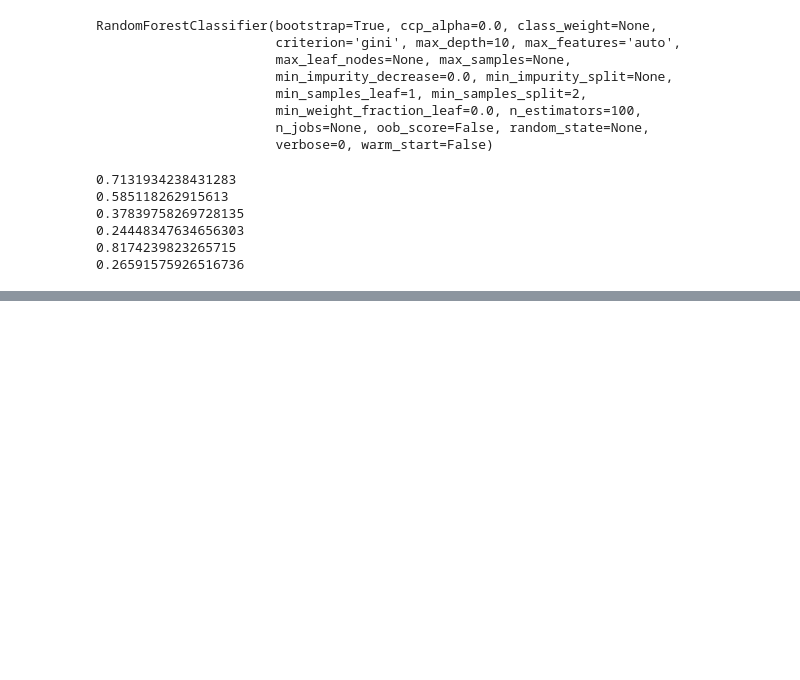
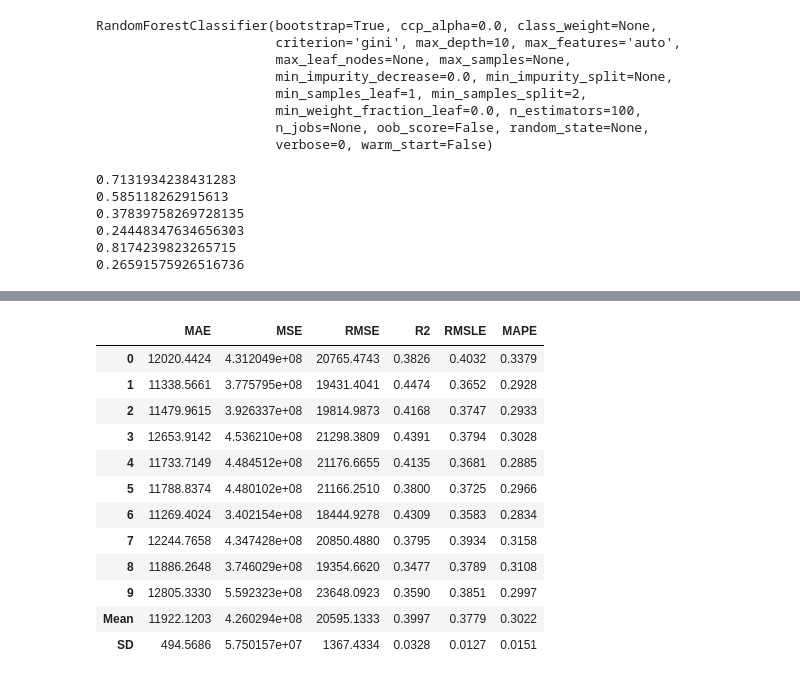
Before and after one commit to artemgur/akbars, a Jupyter notebook: akbars.ipynb, the cells around one changed output, grey strips where cells are left out. Saved outputs shown, nothing was run; the diff lists cells and outputs as text; code cells hidden in the pictures; blank space fills up the shorter version.

```diff
--- a/akbars.ipynb
+++ b/akbars.ipynb
@@ -780,0 +836,16 @@ IntProgress(value=0, description='Processing: ', max=104)
+# %%
+tuned = pcr.tune_model(cat, optimize = 'RMSE')
+# %% [output]
+|  | MAE | MSE | RMSE | R2 | RMSLE | MAPE |
+| 0 | 12020.4424 | 4.312049e+08 | 20765.4743 | 0.3826 | 0.4032 | 0.3379 |
+| 1 | 11338.5661 | 3.775795e+08 | 19431.4041 | 0.4474 | 0.3652 | 0.2928 |
+| 2 | 11479.9615 | 3.926337e+08 | 19814.9873 | 0.4168 | 0.3747 | 0.2933 |
+| 3 | 12653.9142 | 4.536210e+08 | 21298.3809 | 0.4391 | 0.3794 | 0.3028 |
+| 4 | 11733.7149 | 4.484512e+08 | 21176.6655 | 0.4135 | 0.3681 | 0.2885 |
+| 5 | 11788.8374 | 4.480102e+08 | 21166.2510 | 0.3800 | 0.3725 | 0.2966 |
+| 6 | 11269.4024 | 3.402154e+08 | 18444.9278 | 0.4309 | 0.3583 | 0.2834 |
+| 7 | 12244.7658 | 4.347428e+08 | 20850.4880 | 0.3795 | 0.3934 | 0.3158 |
+| 8 | 11886.2648 | 3.746029e+08 | 19354.6620 | 0.3477 | 0.3789 | 0.3108 |
+| 9 | 12805.3330 | 5.592323e+08 | 23648.0923 | 0.3590 | 0.3851 | 0.2997 |
+| Mean | 11922.1203 | 4.260294e+08 | 20595.1333 | 0.3997 | 0.3779 | 0.3022 |
+| SD | 494.5686 | 5.750157e+07 | 1367.4334 | 0.0328 | 0.0127 | 0.0151 |
```
Also changed, not shown: parts of 9 cells of this notebook.
